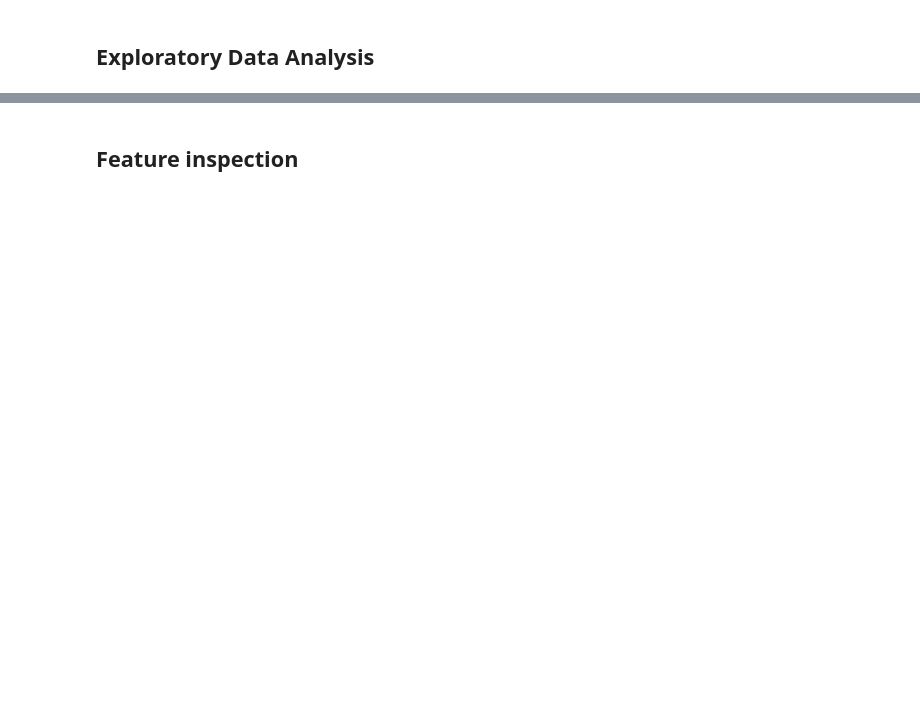
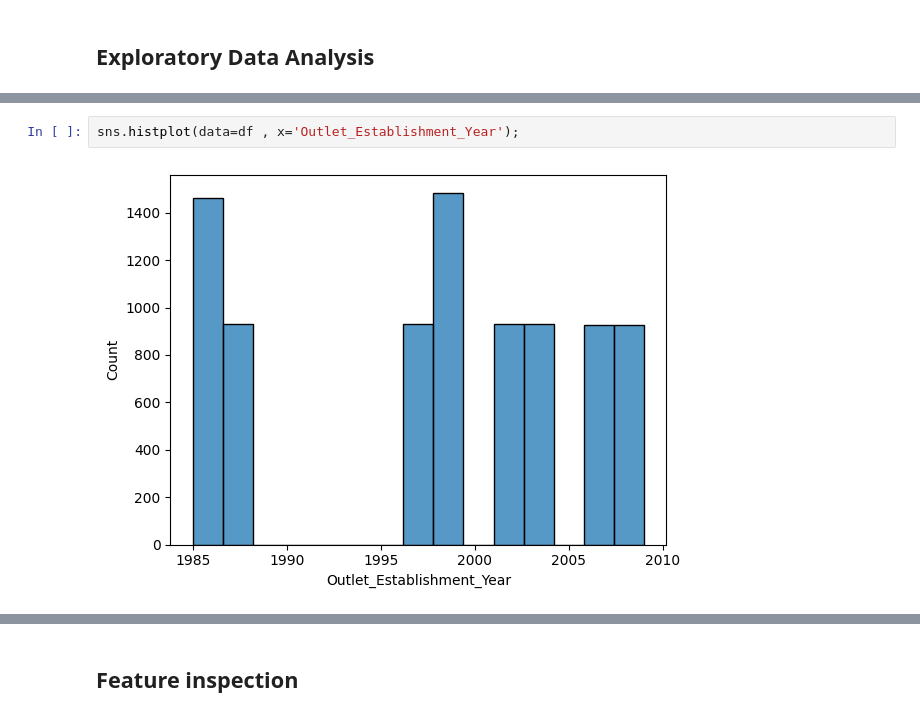
Before and after one commit to lena-33/Prediction_of_Product_Sales, a Jupyter notebook: Prediction_of_Product_Sales.ipynb, the cells around one changed output, grey strips where cells are left out. Cells and saved outputs as stored; diff of their text form; blank space fills up the shorter version.

```diff
--- a/Prediction_of_Product_Sales.ipynb
+++ b/Prediction_of_Product_Sales.ipynb
@@ -214,0 +245,4 @@ df.describe().round(2)
+# %%
+sns.histplot(data=df , x='Outlet_Establishment_Year');
+# %% [output]
+[figure, added]
```
Also changed, not shown: parts of 22 cells of this notebook.
